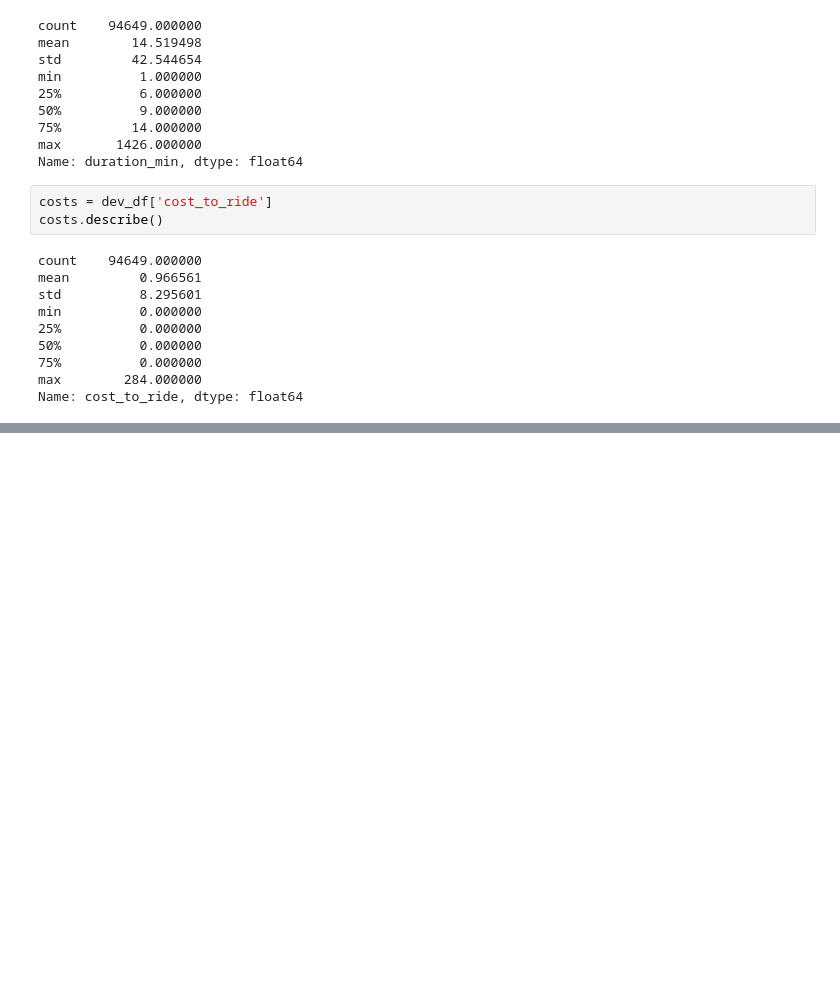
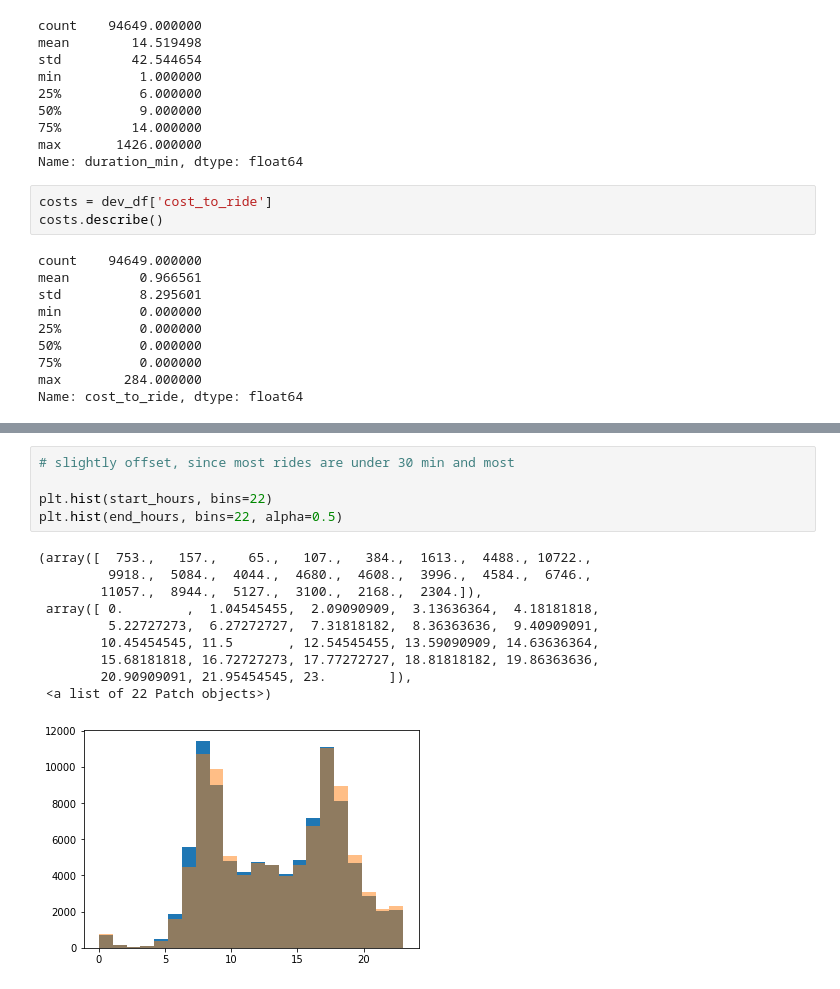
Before and after one commit to rileypredum/lyft_analysis, a Jupyter notebook: dev_df_data_cleaning.ipynb, the cells around one changed output, grey strips where cells are left out. Drawn from its saved outputs; the diff is of its cells as text; blank space fills up the shorter version.

```diff
--- a/dev_df_data_cleaning.ipynb
+++ b/dev_df_data_cleaning.ipynb
@@ -191,0 +193,16 @@ Name: cost_to_ride, dtype: float64
+# %%
+# slightly offset, since most rides are under 30 min and most
+
+plt.hist(start_hours, bins=22)
+plt.hist(end_hours, bins=22, alpha=0.5)
+# %% [output]
+(array([  753.,   157.,    65.,   107.,   384.,  1613.,  4488., 10722.,
+         9918.,  5084.,  4044.,  4680.,  4608.,  3996.,  4584.,  6746.,
+        11057.,  8944.,  5127.,  3100.,  2168.,  2304.]),
+ array([ 0.        ,  1.04545455,  2.09090909,  3.13636364,  4.18181818,
+         5.22727273,  6.27272727,  7.31818182,  8.36363636,  9.40909091,
+        10.45454545, 11.5       , 12.54545455, 13.59090909, 14.63636364,
+        15.68181818, 16.72727273, 17.77272727, 18.81818182, 19.86363636,
+        20.90909091, 21.95454545, 23.        ]),
+ <a list of 22 Patch objects>)
+[figure, added]
```
Also changed, not shown: parts of 3 cells of this notebook.
